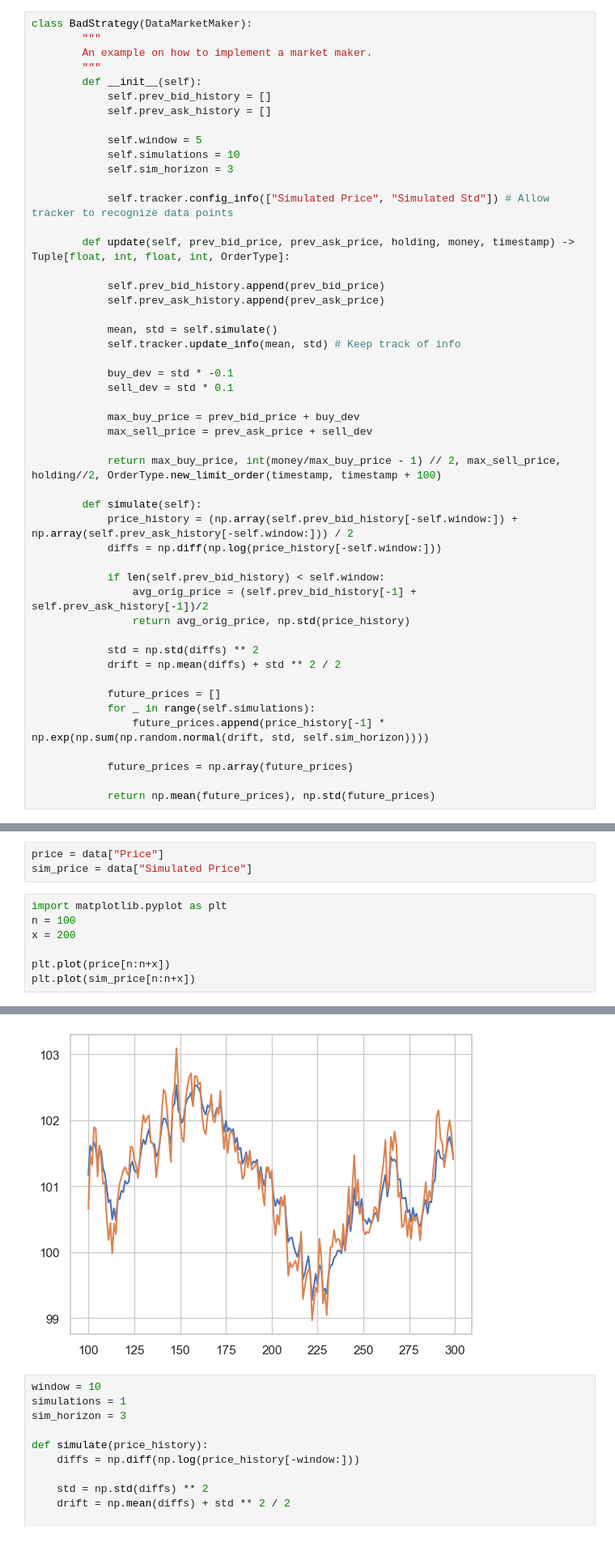
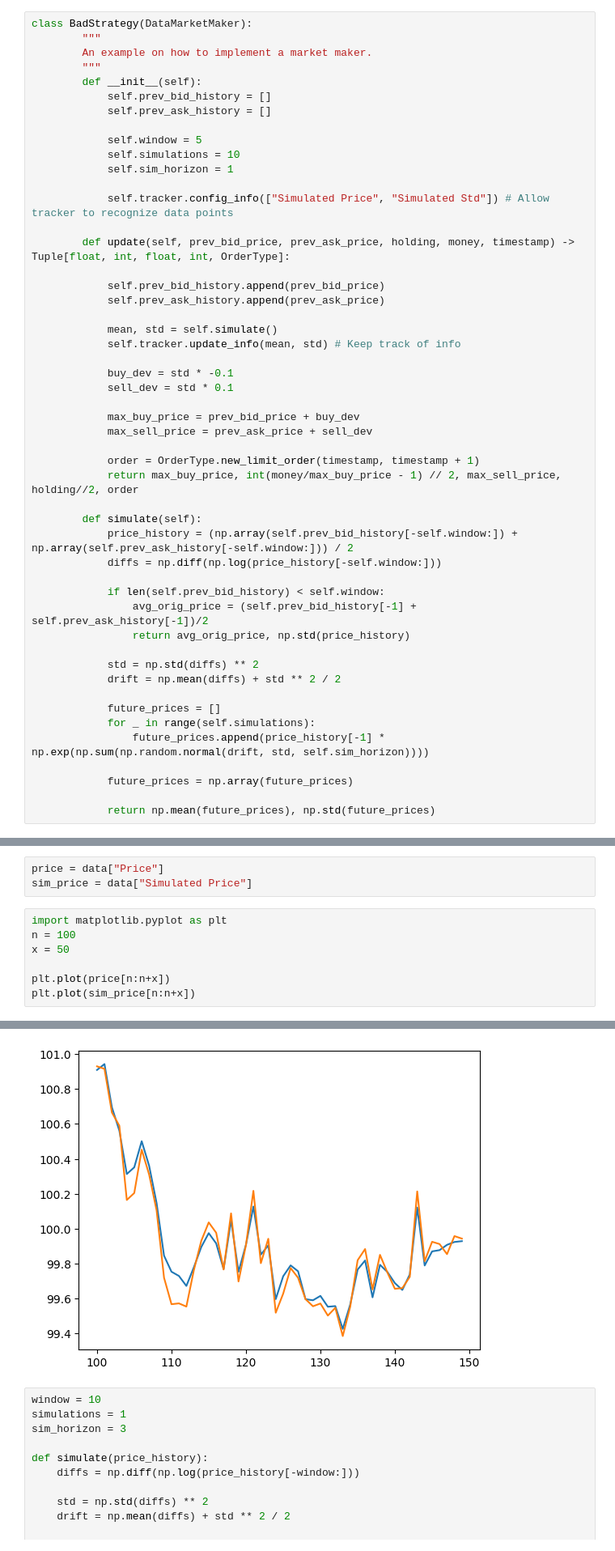
Before and after one commit to BOSSrobot/JJB-MM-game, a Jupyter notebook: Testing.ipynb, the cells around one changed output, grey strips where cells are left out. Shown at 81% size. Cells and saved outputs as stored; diff of their text form.

```diff
--- a/Testing.ipynb
+++ b/Testing.ipynb
@@ -30,7 +198,7 @@ class BadStrategy(DataMarketMaker):
 
             self.window = 5
             self.simulations = 10
-            self.sim_horizon = 3
+            self.sim_horizon = 1
 
             self.tracker.config_info(["Simulated Price", "Simulated Std"]) # Allow tracker to recognize data points
 
@@ -48,7 +216,8 @@ class BadStrategy(DataMarketMaker):
             max_buy_price = prev_bid_price + buy_dev
             max_sell_price = prev_ask_price + sell_dev
 
-            return max_buy_price, int(money/max_buy_price - 1) // 2, max_sell_price, holding//2, OrderType.new_limit_order(timestamp, timestamp + 100)
+            order = OrderType.new_limit_order(timestamp, timestamp + 1)
+            return max_buy_price, int(money/max_buy_price - 1) // 2, max_sell_price, holding//2, order
 
         def simulate(self):
             price_history = (np.array(self.prev_bid_history[-self.window:]) + np.array(self.prev_ask_history[-self.window:])) / 2
@@ -110,13 +275,13 @@ sim_price = data["Simulated Price"]
 # %%
 import matplotlib.pyplot as plt
 n = 100
-x = 200
+x = 50
 
 plt.plot(price[n:n+x])
 plt.plot(sim_price[n:n+x])
 # %% [output]
 [<matplotlib.lines.Line2D at 0x...>]
-[figure, old version]
+[figure, new version]
 # %%
 window = 10
 simulations = 1
```
Also changed, not shown: parts of 10 cells of this notebook.
